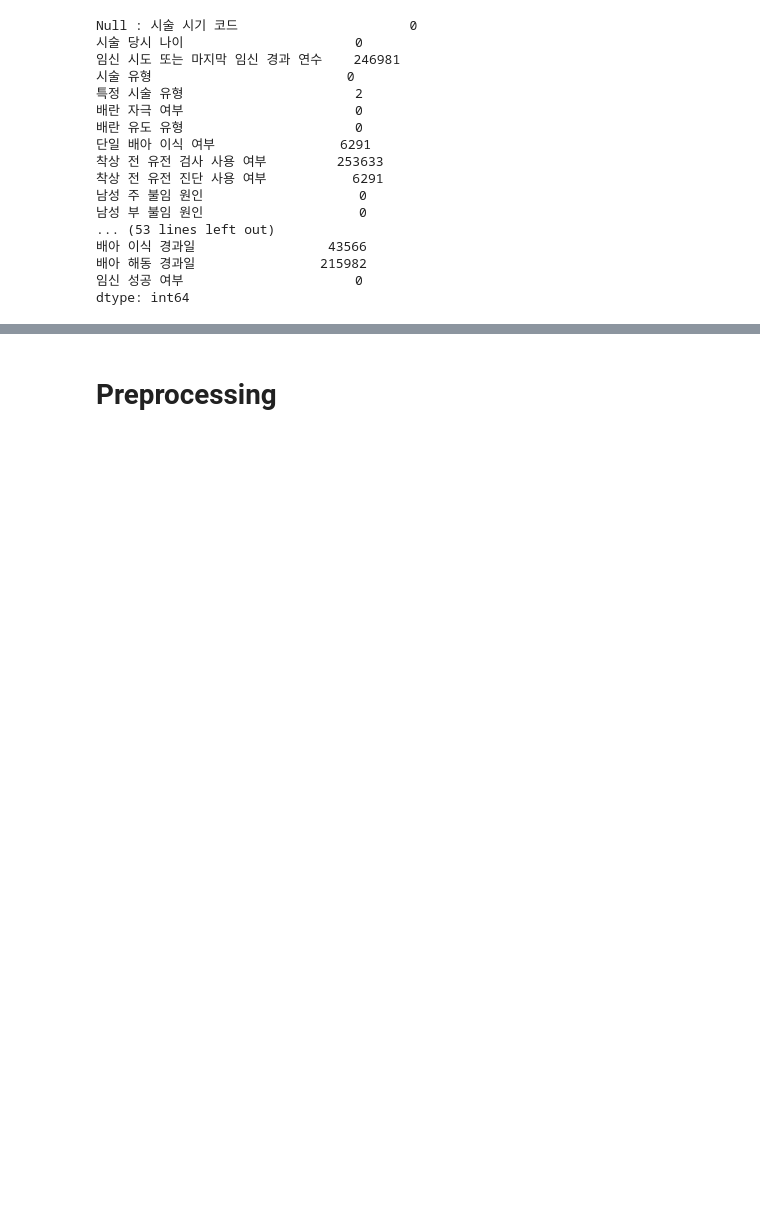
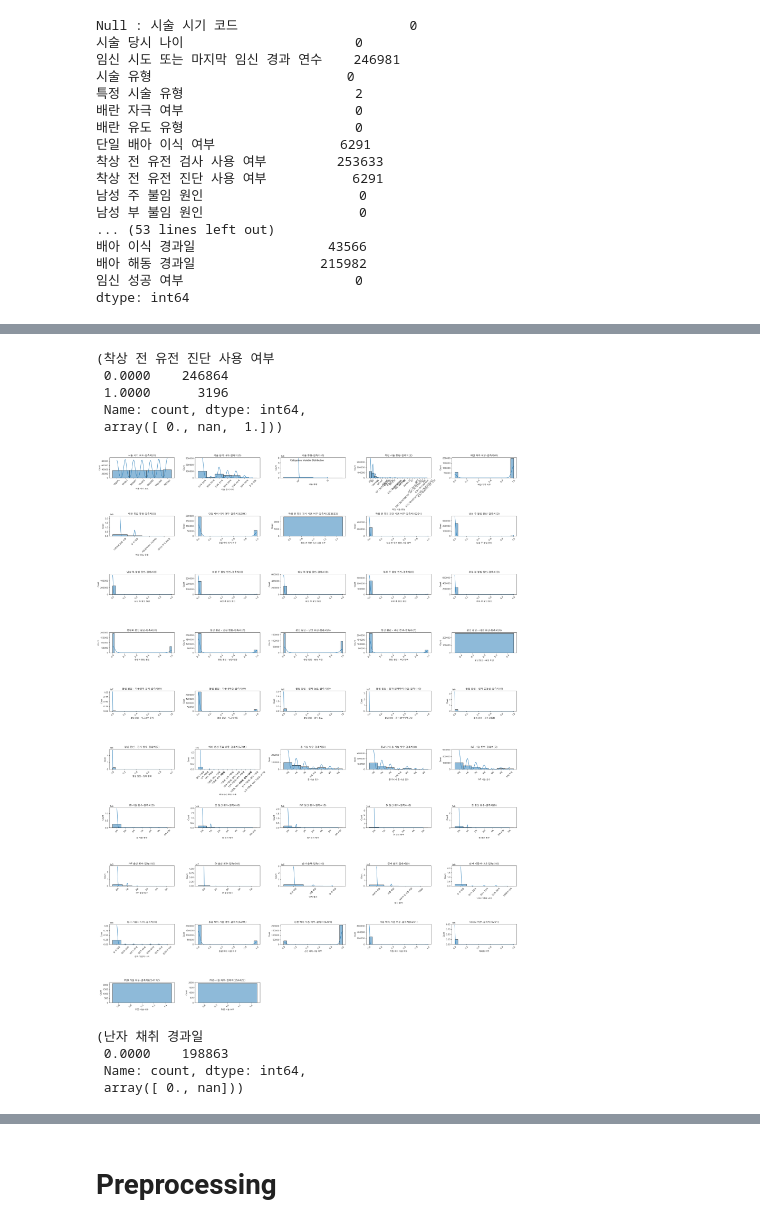
Before and after one commit to LEEINSEO-0118/LG_Aimers_Infertility, a Jupyter notebook: Code/eda.ipynb, the cells around one changed output, grey strips where cells are left out. Cells and saved outputs as stored; diff of their text form; code cells hidden in the pictures; blank space fills up the shorter version.

Commit message:
feat : Make Variable Distribution Plots

```diff
--- a/Code/eda.ipynb
+++ b/Code/eda.ipynb
@@ -142,3 +142,41 @@ train.head()
 | 2 | TRVNRY | 만18-34세 | NaN | IVF | IVF | 1 | 기록되지 않은 시행 | 0.0000 | ... |
 | 3 | TRJXFG | 만35-37세 | NaN | IVF | ICSI | 1 | 기록되지 않은 시행 | 0.0000 | ... |
 | 4 | TRVNRY | 만18-34세 | NaN | IVF | ICSI | 1 | 기록되지 않은 시행 | 0.0000 | ... |
+# %%
+train['착상 전 유전 진단 사용 여부'].value_counts(), train['착상 전 유전 진단 사용 여부'].unique()
+# %% [output]
+(착상 전 유전 진단 사용 여부
+ 0.0000    246864
+ 1.0000      3196
+ Name: count, dtype: int64,
+ array([ 0., nan,  1.]))
+# %%
+cat_col_len = len(categorical_columns)
+cols = 5
+rows = (cat_col_len // cols) + (cat_col_len % cols > 0)
+fig, axes = plt.subplots(rows, cols, figsize=(30, 4*rows))
+fig.suptitle('Categorical Variable Distribution')
+
+for i, col in enumerate(categorical_columns):
+    r, c = divmod(i, cols)  # 현재 플롯 위치 계산
+    sns.histplot(train[col], kde=True, ax=axes[r, c])  # 히스토그램 플롯
+    axes[r, c].set_title(f'{col}-결측치({train[col].isnull().sum()})')  # 제목 추가
+    axes[r, c].tick_params(axis='x', rotation=45)
+
+# 빈 서브플롯 숨기기
+for i in range(cat_col_len, rows * cols):
+    r, c = divmod(i, cols)
+    fig.delaxes(axes[r, c])
+
+plt.tight_layout()
+plt.show()
+# %% [output]
+[figure, added]
+# %%
+col = '난자 채취 경과일'
+train[col].value_counts(), train[col].unique()
+# %% [output]
+(난자 채취 경과일
+ 0.0000    198863
+ Name: count, dtype: int64,
+ array([ 0., nan]))
```
Also changed, not shown: parts of 3 cells of this notebook.
